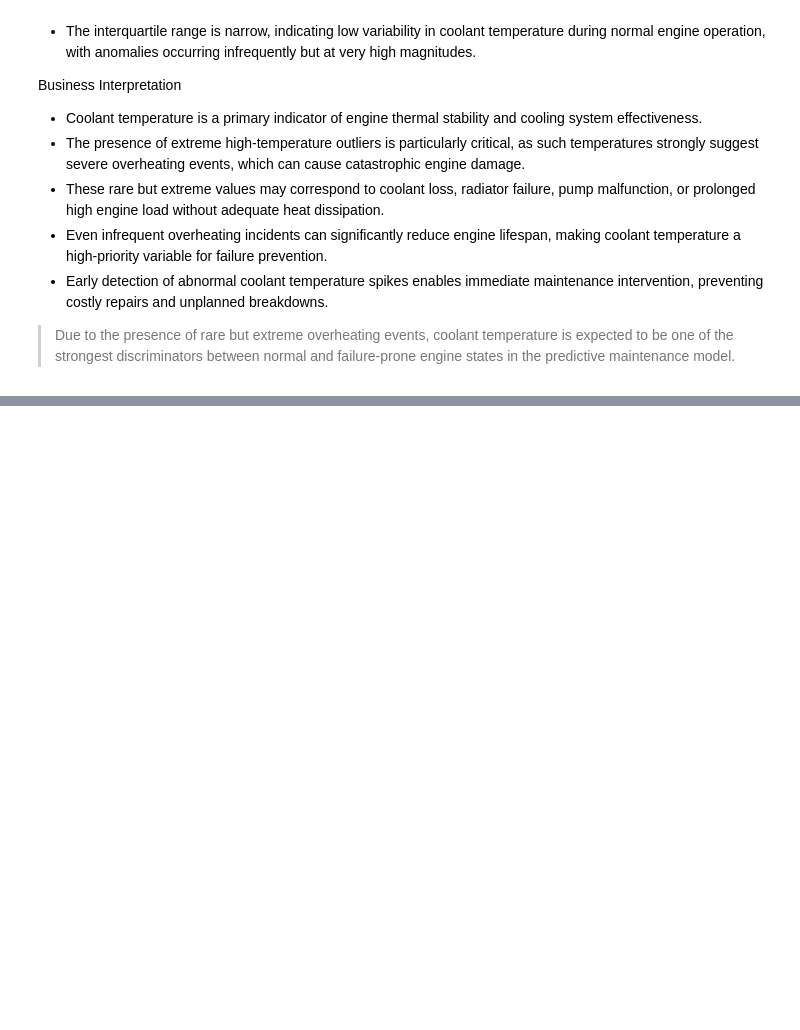
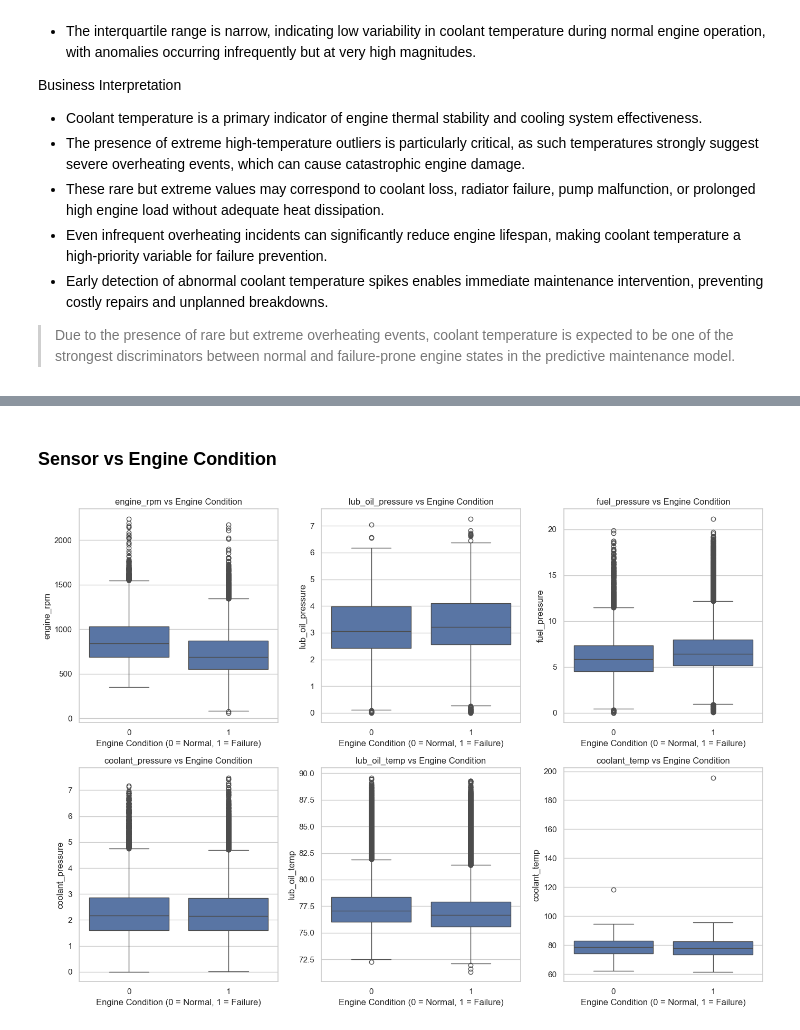
Before and after one commit to siddmkrj/predictive_maintenance, a Jupyter notebook: notebooks/predictive_maintenance.ipynb, the cells around one changed output, grey strips where cells are left out. Drawn from its saved outputs; the diff is of its cells as text; code cells hidden in the pictures; blank space fills up the shorter version.

```diff
--- a/predictive_maintenance.ipynb
+++ b/notebooks/predictive_maintenance.ipynb
@@ -61,9 +123,13 @@ sns.set(style="whitegrid")
 # %%
-# Load dataset
-data_path = "data/engine_data.csv"
-df = pd.read_csv(data_path)
+from datasets import load_dataset
 
-# Preview
+dataset = load_dataset(
+    "mukherjee78/predictive-maintenance-engine-data",
+    data_files="raw_data.csv"
+)
+
+df = dataset["train"].to_pandas()
+
 df.head()
 # %% [output]
 |  | Engine rpm | Lub oil pressure | Fuel pressure | Coolant pressure | lub oil temp | Coolant temp | ... |
@@ -419,0 +511,26 @@ Business Interpretation
+# %% [markdown]
+###  Sensor vs Engine Condition
+# %%
+import matplotlib.pyplot as plt
+import seaborn as sns
+
+sensor_cols = [
+    'engine_rpm',
+    'lub_oil_pressure',
+    'fuel_pressure',
+    'coolant_pressure',
+    'lub_oil_temp',
+    'coolant_temp'
+]
+
+plt.figure(figsize=(14, 10))
+for i, col in enumerate(sensor_cols, 1):
+    plt.subplot(2, 3, i)
+    sns.boxplot(x='engine_condition', y=col, data=df)
+    plt.title(f'{col} vs Engine Condition')
+    plt.xlabel('Engine Condition (0 = Normal, 1 = Failure)')
+    plt.ylabel(col)
+plt.tight_layout()
+plt.show()
+# %% [output]
+[figure, added]
```
Also changed, not shown: parts of 23 cells of this notebook, 5 other files.
